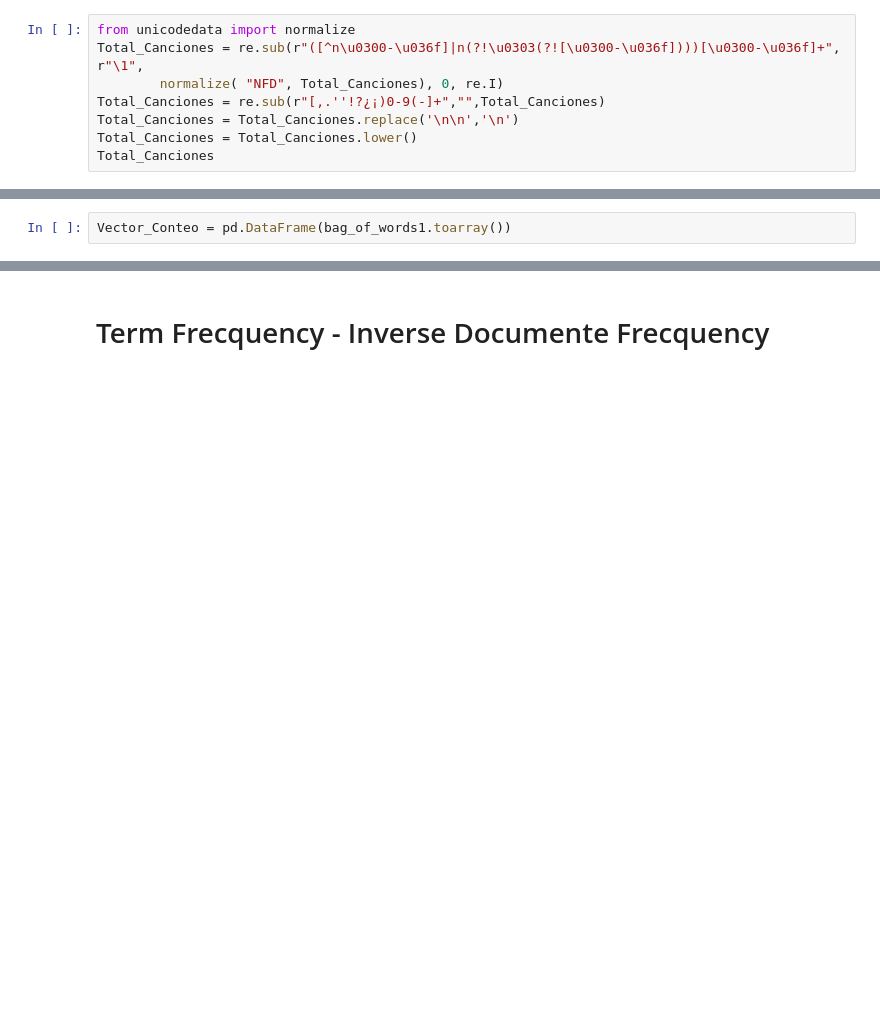
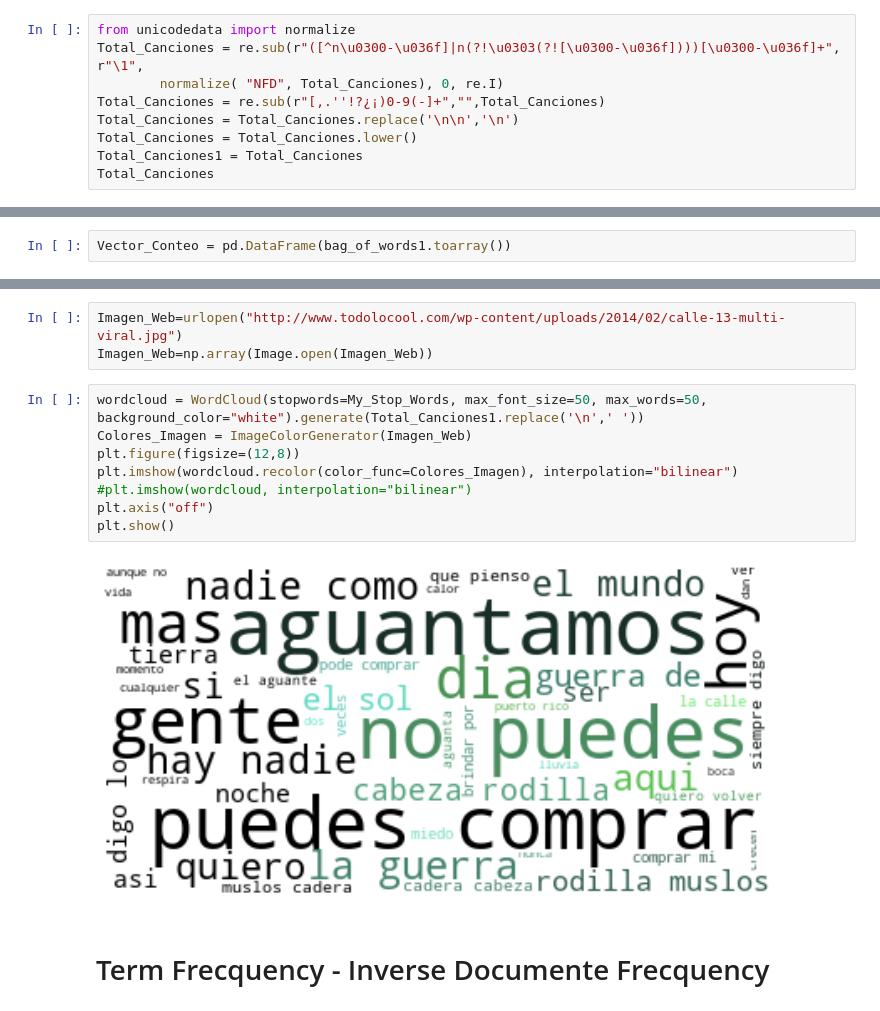
Before and after one commit to juansramos/NLP, a Jupyter notebook: Taller 10 Canciones.ipynb, the cells around one changed output, grey strips where cells are left out. Saved outputs shown, nothing was run; the diff lists cells and outputs as text; blank space fills up the shorter version.

```diff
--- a/Taller 10 Canciones.ipynb
+++ b/Taller 10 Canciones.ipynb
@@ -956,6 +965,7 @@ Total_Canciones = re.sub(r"([^n\u0300-\u036f]|n(?!\u0303(?![\u0300-\u036f])))[\u
 Total_Canciones = re.sub(r"[,.''!?¿¡)0-9(-]+","",Total_Canciones)
 Total_Canciones = Total_Canciones.replace('\n\n','\n')
 Total_Canciones = Total_Canciones.lower()
+Total_Canciones1 = Total_Canciones
 Total_Canciones
 # %% [output]
 'esto es un mensaje\nde parte del residente e calle \npa to el gobierno\ny pa to los puertorriqueños\ndanny metele ahi\nqueridos compatriotas\nabogados maestros alcaldes y chotas\ndoctores bichotes b ...
@@ -1084,3 +1126,16 @@ Las_25
+# %%
+Imagen_Web=urlopen("http://www.todolocool.com/wp-content/uploads/2014/02/calle-13-multi-viral.jpg")
+Imagen_Web=np.array(Image.open(Imagen_Web))
+# %%
+wordcloud = WordCloud(stopwords=My_Stop_Words, max_font_size=50, max_words=50, background_color="white").generate(Total_Canciones1.replace('\n',' '))
+Colores_Imagen = ImageColorGenerator(Imagen_Web)
+plt.figure(figsize=(12,8))
+plt.imshow(wordcloud.recolor(color_func=Colores_Imagen), interpolation="bilinear")
+#plt.imshow(wordcloud, interpolation="bilinear")
+plt.axis("off")
+plt.show()
+# %% [output]
+[figure, added]
 # %% [markdown]
 # Term Frecquency - Inverse Documente Frecquency
 # %% [markdown]
```
Also changed, not shown: parts of 25 cells of this notebook.
